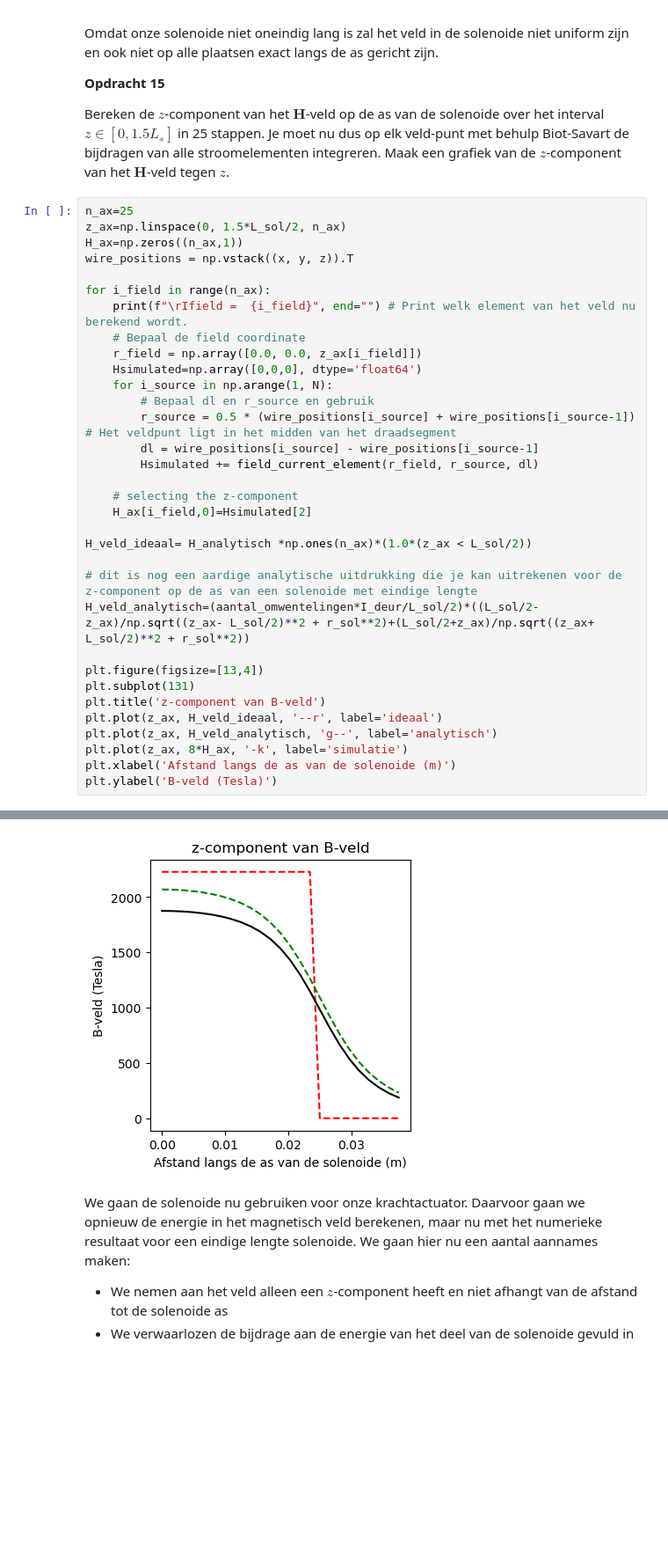
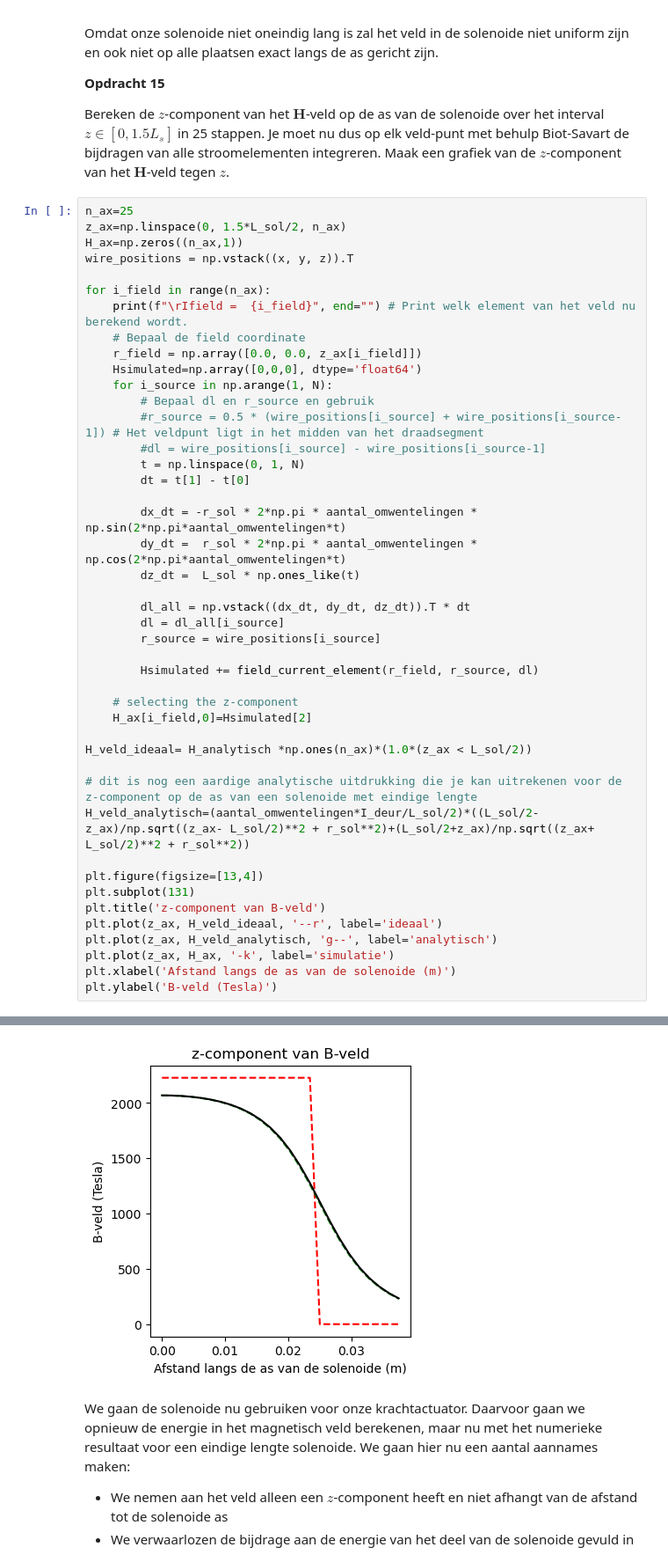
Before and after one commit to beanmachine123/opdrachten-DEF-D, a Jupyter notebook: 2KrachtactuatorOpdracht/2KrachtactuatorOpdracht/KrachtactuatorOpdracht.ipynb, the cells around one changed output, grey strips where cells are left out. Shown at 88% size. Saved outputs shown, nothing was run; the diff lists cells and outputs as text; blank space fills up the shorter version.

```diff
--- a/2KrachtactuatorOpdracht/2KrachtactuatorOpdracht/KrachtactuatorOpdracht.ipynb
+++ b/2KrachtactuatorOpdracht/2KrachtactuatorOpdracht/KrachtactuatorOpdracht.ipynb
@@ -542,37 +542,48 @@ z_ax=np.linspace(0, 1.5*L_sol/2, n_ax)
 H_ax=np.zeros((n_ax,1))
 wire_positions = np.vstack((x, y, z)).T
 
 for i_field in range(n_ax):
     print(f"\rIfield =  {i_field}", end="") # Print welk element van het veld nu berekend wordt.
     # Bepaal de field coordinate
     r_field = np.array([0.0, 0.0, z_ax[i_field]])
     Hsimulated=np.array([0,0,0], dtype='float64')
     for i_source in np.arange(1, N):
         # Bepaal dl en r_source en gebruik
-        r_source = 0.5 * (wire_positions[i_source] + wire_positions[i_source-1]) # Het veldpunt ligt in het midden van het draadsegment
-        dl = wire_positions[i_source] - wire_positions[i_source-1]
+        #r_source = 0.5 * (wire_positions[i_source] + wire_positions[i_source-1]) # Het veldpunt ligt in het midden van het draadsegment
+        #dl = wire_positions[i_source] - wire_positions[i_source-1]
+        t = np.linspace(0, 1, N)
+        dt = t[1] - t[0]
+
+        dx_dt = -r_sol * 2*np.pi * aantal_omwentelingen * np.sin(2*np.pi*aantal_omwentelingen*t)
+        dy_dt =  r_sol * 2*np.pi * aantal_omwentelingen * np.cos(2*np.pi*aantal_omwentelingen*t)
+        dz_dt =  L_sol * np.ones_like(t)
+
+        dl_all = np.vstack((dx_dt, dy_dt, dz_dt)).T * dt
+        dl = dl_all[i_source]
+        r_source = wire_positions[i_source]
+
         Hsimulated += field_current_element(r_field, r_source, dl)
 
     # selecting the z-component
     H_ax[i_field,0]=Hsimulated[2]
 
 H_veld_ideaal= H_analytisch *np.ones(n_ax)*(1.0*(z_ax < L_sol/2))
 
 # dit is nog een aardige analytische uitdrukking die je kan uitrekenen voor de z-component op de as van een solenoide met eindige lengte
 H_veld_analytisch=(aantal_omwentelingen*I_deur/L_sol/2)*((L_sol/2-z_ax)/np.sqrt((z_ax- L_sol/2)**2 + r_sol**2)+(L_sol/2+z_ax)/np.sqrt((z_ax+ L_sol/2)**2 + r_sol**2))
 
 plt.figure(figsize=[13,4])
 plt.subplot(131)
 plt.title('z-component van B-veld')
 plt.plot(z_ax, H_veld_ideaal, '--r', label='ideaal')
 plt.plot(z_ax, H_veld_analytisch, 'g--', label='analytisch')
-plt.plot(z_ax, 8*H_ax, '-k', label='simulatie')
+plt.plot(z_ax, H_ax, '-k', label='simulatie')
 plt.xlabel('Afstand langs de as van de solenoide (m)')
 plt.ylabel('B-veld (Tesla)')
 # %% [output]
 Ifield =  24
 Text(0, 0.5, 'B-veld (Tesla)')
-[figure, old version]
+[figure, new version]
 # %% [markdown]
 We gaan de solenoide nu gebruiken voor onze krachtactuator. Daarvoor gaan we opnieuw de energie in het magnetisch veld berekenen, maar nu met het numerieke resultaat voor een eindige lengte solenoide. We gaan hier nu een aantal aannames maken:
 * We nemen aan het veld alleen een $z$-component heeft en niet afhangt van de afstand tot de solenoide as
```
Also changed, not shown: parts of 3 cells of this notebook.
